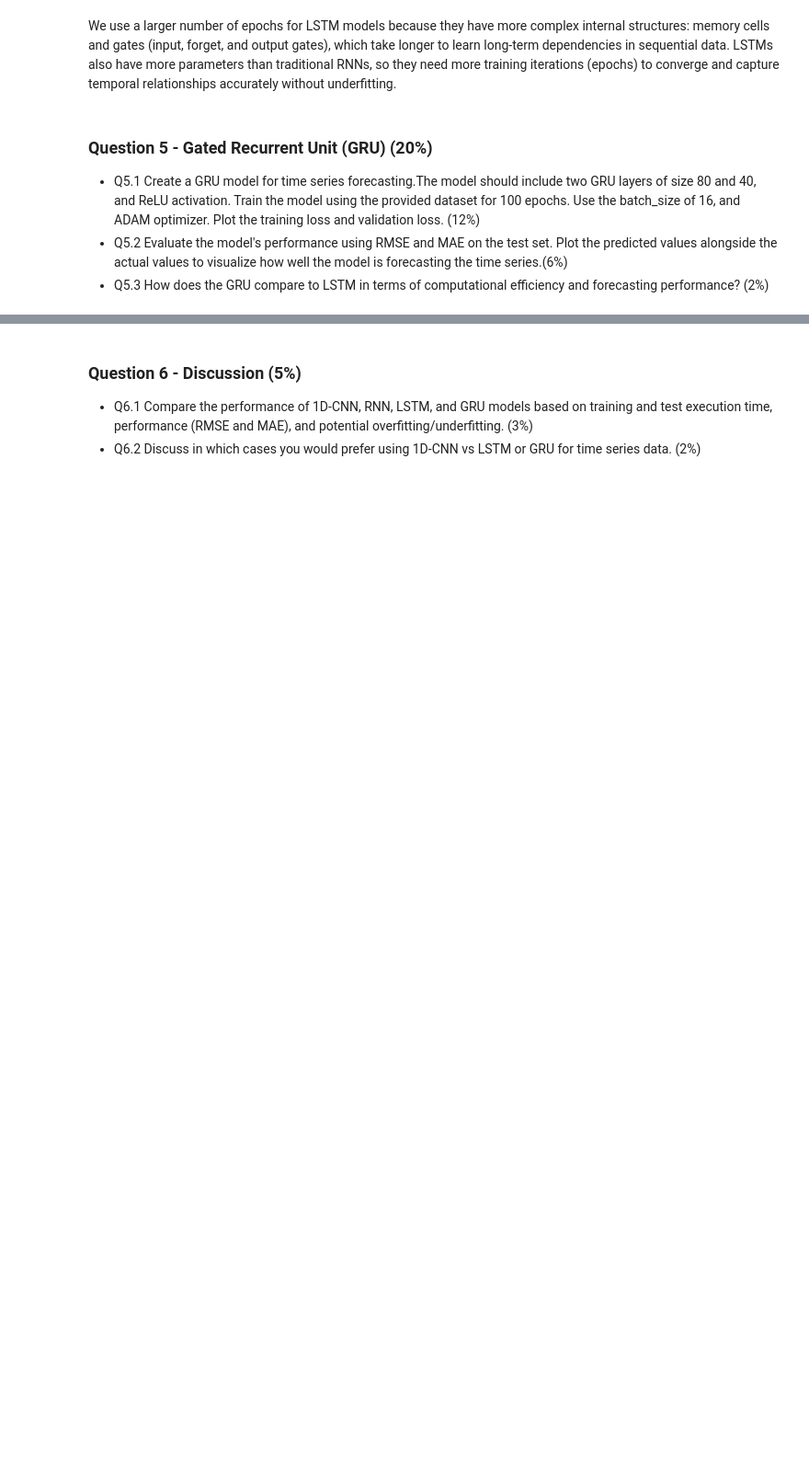
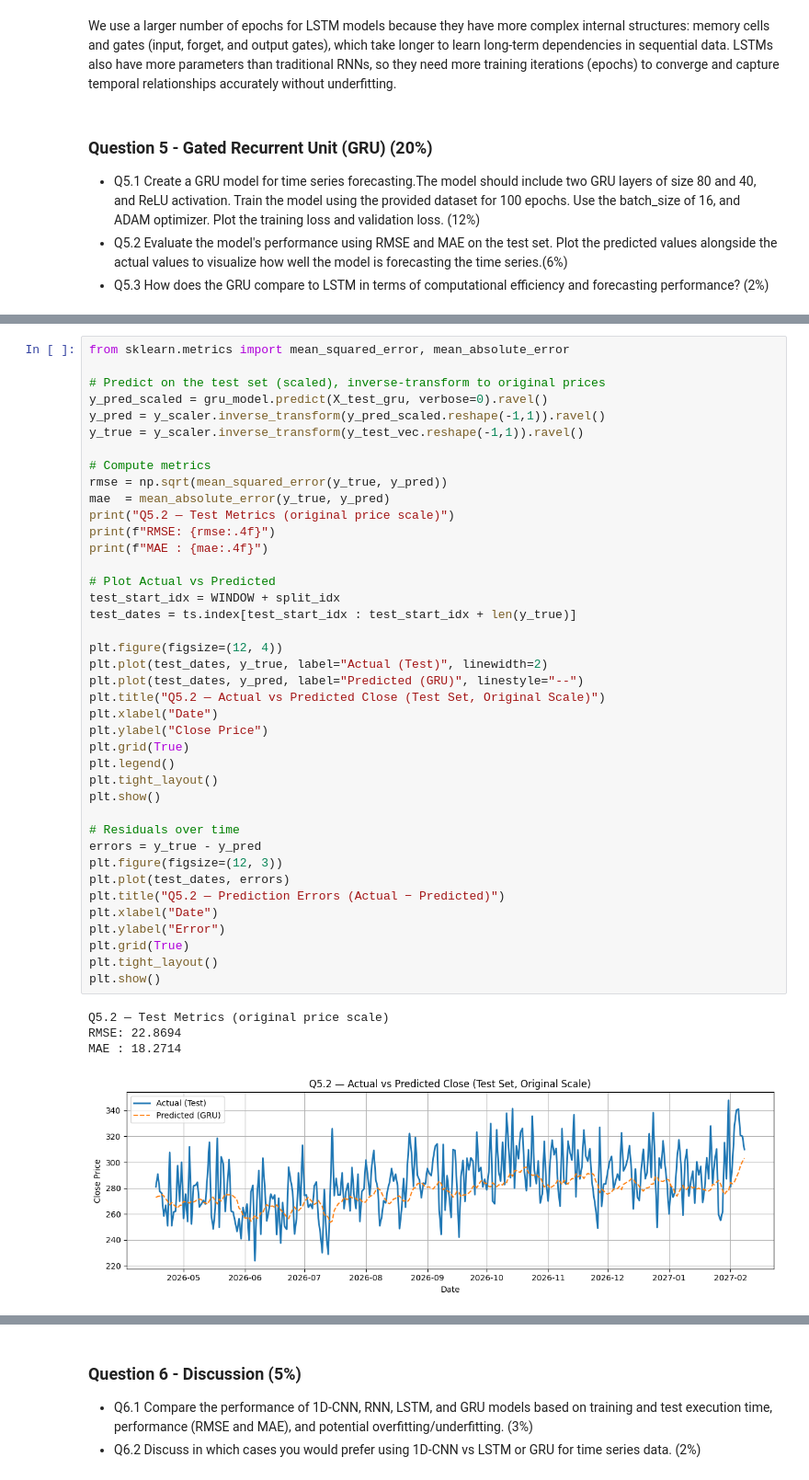
Before and after one commit to Benjamin-2003/AISE_4010_Assignments, a Jupyter notebook: AISE4010_Asn2.ipynb, the cells around one changed output, grey strips where cells are left out. Shown at 92% size. Cells and saved outputs as stored; diff of their text form; blank space fills up the shorter version.

```diff
--- a/AISE4010_Asn2.ipynb
+++ b/AISE4010_Asn2.ipynb
@@ -633,0 +884,45 @@ LSTMs also have more parameters than traditional RNNs, so they need more trainin
+# %%
+from sklearn.metrics import mean_squared_error, mean_absolute_error
+
+# Predict on the test set (scaled), inverse-transform to original prices
+y_pred_scaled = gru_model.predict(X_test_gru, verbose=0).ravel()
+y_pred = y_scaler.inverse_transform(y_pred_scaled.reshape(-1,1)).ravel()
+y_true = y_scaler.inverse_transform(y_test_vec.reshape(-1,1)).ravel()
+
+# Compute metrics
+rmse = np.sqrt(mean_squared_error(y_true, y_pred))
+mae  = mean_absolute_error(y_true, y_pred)
+print("Q5.2 — Test Metrics (original price scale)")
+print(f"RMSE: {rmse:.4f}")
+print(f"MAE : {mae:.4f}")
+
+# Plot Actual vs Predicted
+test_start_idx = WINDOW + split_idx
+test_dates = ts.index[test_start_idx : test_start_idx + len(y_true)]
+
+plt.figure(figsize=(12, 4))
+plt.plot(test_dates, y_true, label="Actual (Test)", linewidth=2)
+plt.plot(test_dates, y_pred, label="Predicted (GRU)", linestyle="--")
+plt.title("Q5.2 — Actual vs Predicted Close (Test Set, Original Scale)")
+plt.xlabel("Date")
+plt.ylabel("Close Price")
+plt.grid(True)
+plt.legend()
+plt.tight_layout()
+plt.show()
+
+# Residuals over time
+errors = y_true - y_pred
+plt.figure(figsize=(12, 3))
+plt.plot(test_dates, errors)
+plt.title("Q5.2 — Prediction Errors (Actual − Predicted)")
+plt.xlabel("Date")
+plt.ylabel("Error")
+plt.grid(True)
+plt.tight_layout()
+plt.show()
+# %% [output]
+Q5.2 — Test Metrics (original price scale)
+RMSE: 22.8694
+MAE : 18.2714
+[figure, added]
```
Also changed, not shown: parts of 14 cells of this notebook, 1 other file.
